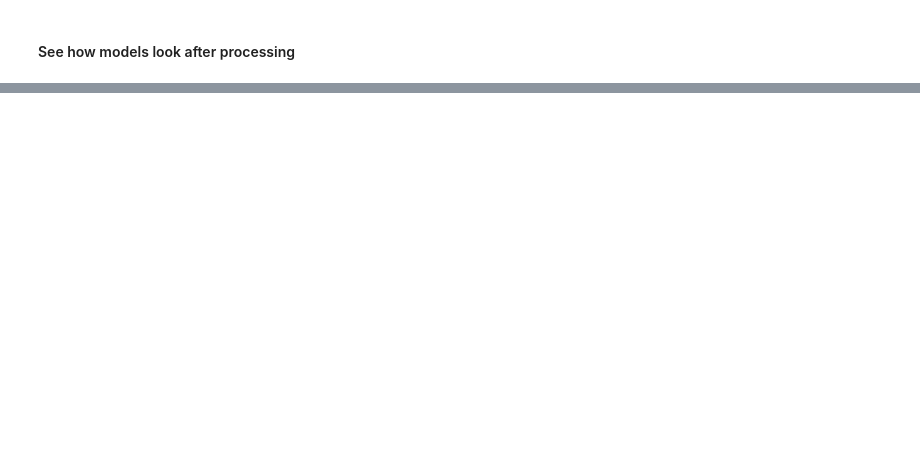
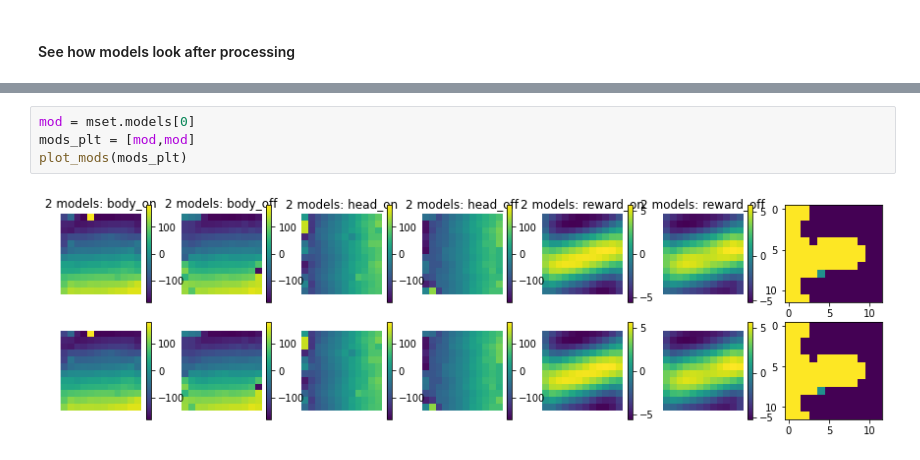
Before and after one commit to ccli3896/RLWorms, a Jupyter notebook: 01_13_reals/HTDebuggingTests.ipynb, the cells around one changed output, grey strips where cells are left out. Drawn from its saved outputs; the diff is of its cells as text; blank space fills up the shorter version.

```diff
--- a/01_13_reals/HTDebuggingTests.ipynb
+++ b/01_13_reals/HTDebuggingTests.ipynb
@@ -166,0 +171,6 @@ plot_mods(mods_plt)
+# %%
+mod = mset.models[0]
+mods_plt = [mod,mod]
+plot_mods(mods_plt)
+# %% [output]
+[figure, added]
```
Also changed, not shown: parts of 6 cells of this notebook, 6 other files.
